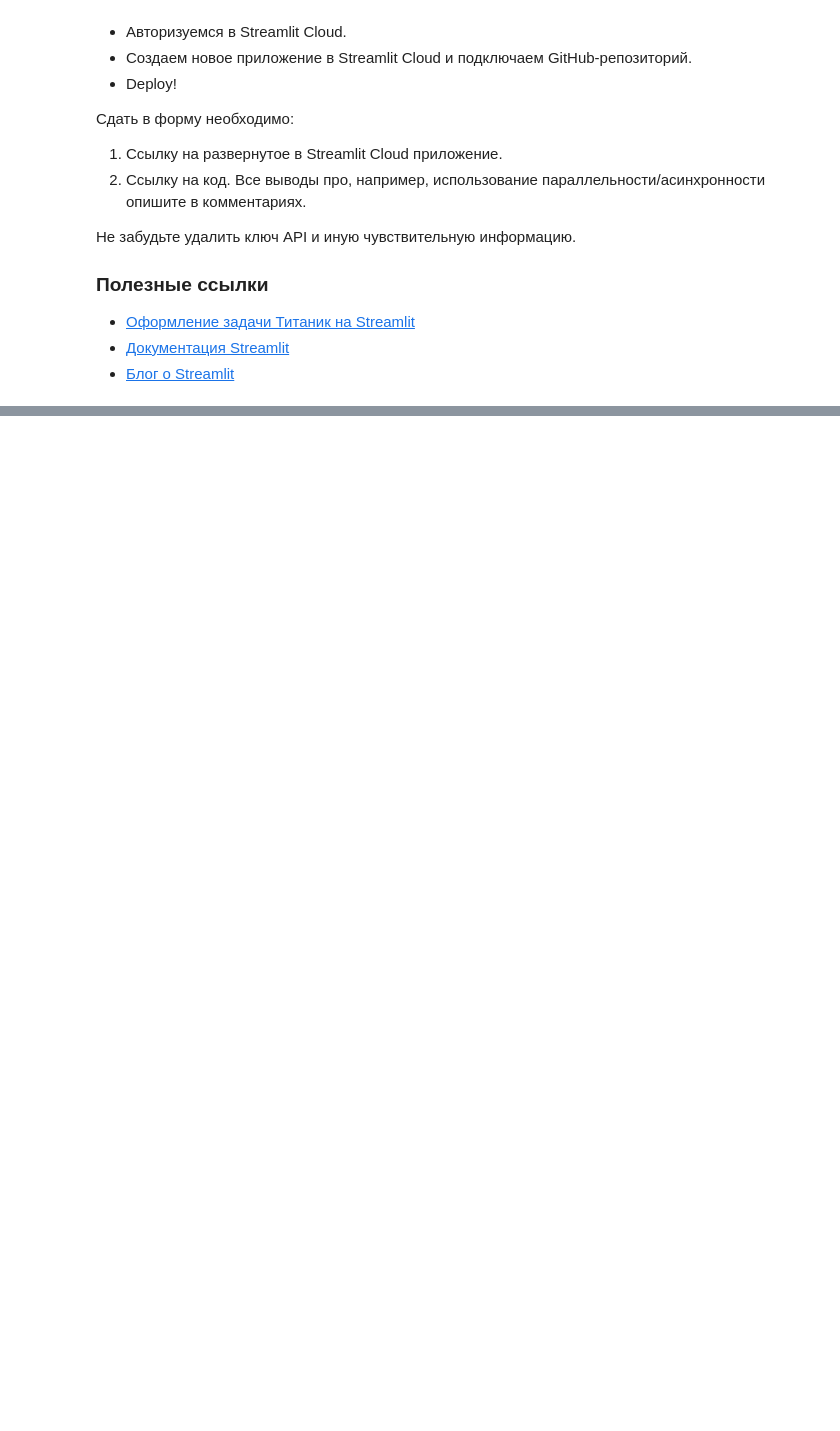
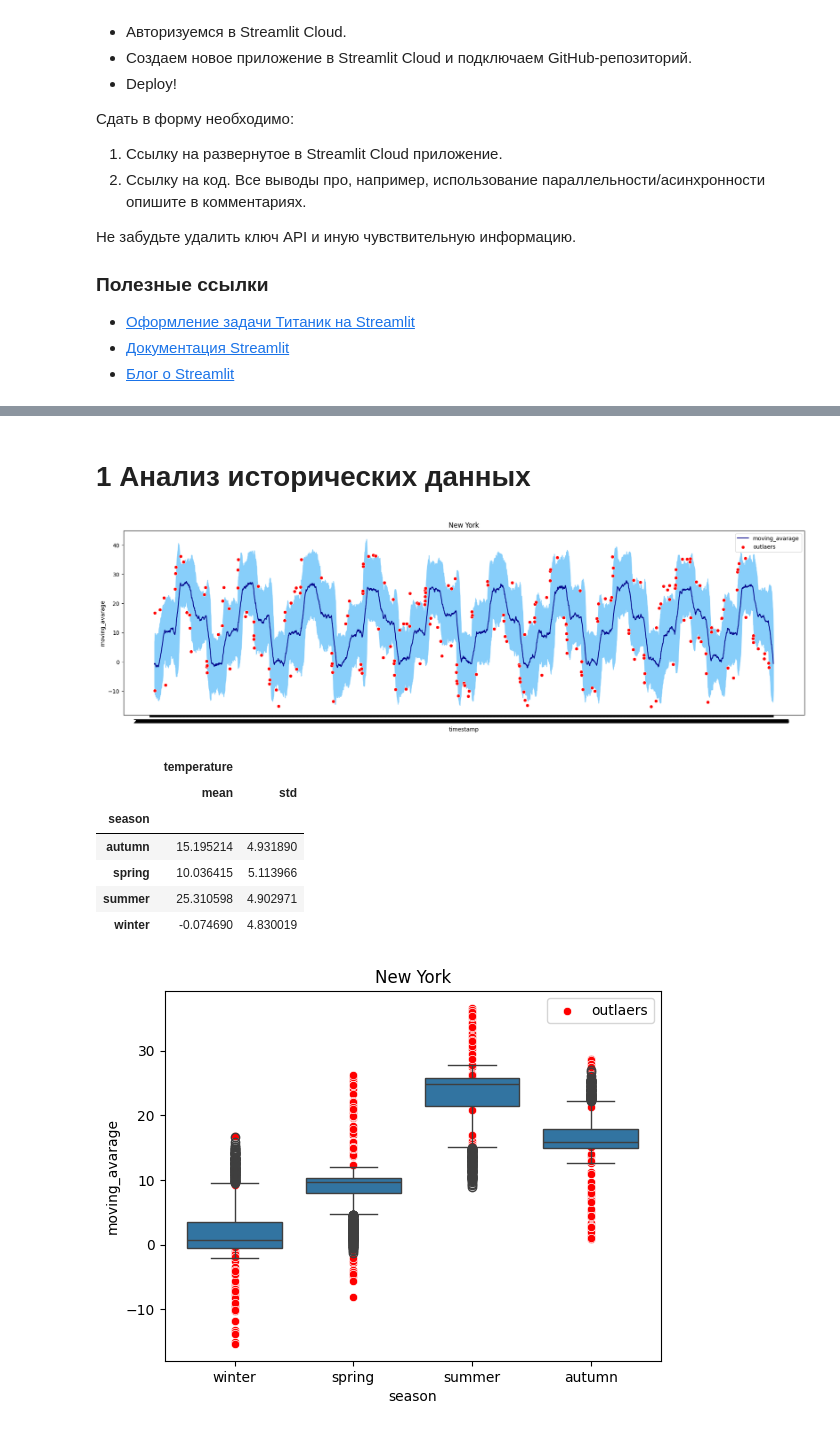
Before and after one commit to InnaBoby/AppliedPython, a Jupyter notebook: HW1/HW1_OpenWeatherMap_API.ipynb, the cells around one changed output, grey strips where cells are left out. Saved outputs shown, nothing was run; the diff lists cells and outputs as text; code cells hidden in the pictures; blank space fills up the shorter version.

```diff
--- a/HW1/HW1_OpenWeatherMap_API.ipynb
+++ b/HW1/HW1_OpenWeatherMap_API.ipynb
@@ -140,0 +174,52 @@ data.to_csv('temperature_data.csv', index=False)
+# %% [markdown]
+# 1 Анализ исторических данных
+# %%
+WINDOW_SIZE = 30
+
+
+def analizer(city):
+    #вычисление скользящего среднего и отклонения
+    df = data[data['city']==city]
+    df ['moving_avarage']  = df['temperature'].rolling(WINDOW_SIZE).mean()
+    df ['std']  = df['temperature'].rolling(WINDOW_SIZE).std()
+    return df
+# %%
+def plot(df, city):
+    #отрисовка графика фактической темпрературы, скользящего среднего и коридор скользящее среднее +- 2 стандартных отклонения и аномалии
+    f, axs = plt.subplots(figsize=(22, 6))
+    plt.title(city)
+    #sns.lineplot(data=df, x="timestamp", y="temperature", color="royalblue", ax=axs, label="temperature") - отрисовка фактической температуры перегружает график
+    plt.fill_between(x=df["timestamp"], y1=df["moving_avarage"]-2*df['std'], y2=df["moving_avarage"]+2*df['std'], color='lightskyblue')
+    sns.lineplot(data=df, x="timestamp", y="moving_avarage", color="darkblue", ax=axs, label="moving_avarage")
+    sns.scatterplot(x=df['timestamp'], y=df.query('temperature > moving_avarage+2*std or temperature < moving_avarage-2*std')['temperature'], color='r', label='outlaers')
+    plt.legend(loc="upper right")
+    plt.show()
+    return
+# %%
+def outlaers_by_season(df, city):
+    #отрисовка аномалий по сезонам
+    plt.title(city)
+    sns.boxplot(data= df[df['city'] == city], x="season", y="moving_avarage")
+    sns.scatterplot(x=df[df['city'] == city]['season'], y=df[df['city'] == city].query('temperature > moving_avarage+2*std or temperature < moving_avarage-2*std')['temperature'], color='r', label='outlaers')
+
+    return
+# %%
+def get_season_profile(df, city):
+    #профиль сезона: средняя температура и стандартное отклонение
+    return df[df['city'] == city].groupby('season').agg({'temperature' : ['mean', 'std']})
+# %%
+city = "New York"
+df_new_york=analizer(city)
+plot(df_new_york, city)
+outlaers_by_season(df_new_york, city)
+get_season_profile(df_new_york, city)
+# %% [output]
+[figure, added]
+|  | temperature |  |
+|  | mean | std |
+| season |  |  |
+| autumn | 15.195214 | 4.931890 |
+| spring | 10.036415 | 5.113966 |
+| summer | 25.310598 | 4.902971 |
+| winter | -0.074690 | 4.830019 |
+[figure, added]
```
Also changed, not shown: parts of 13 cells of this notebook.
